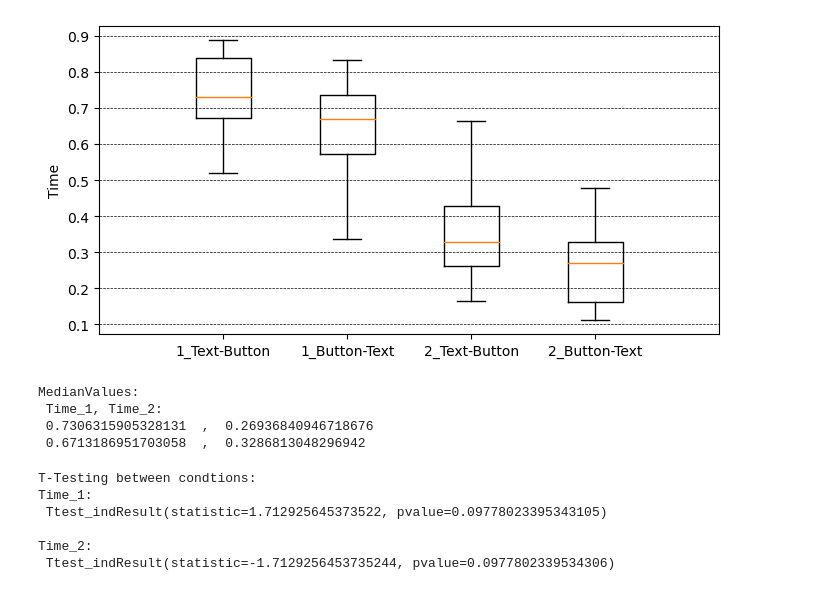
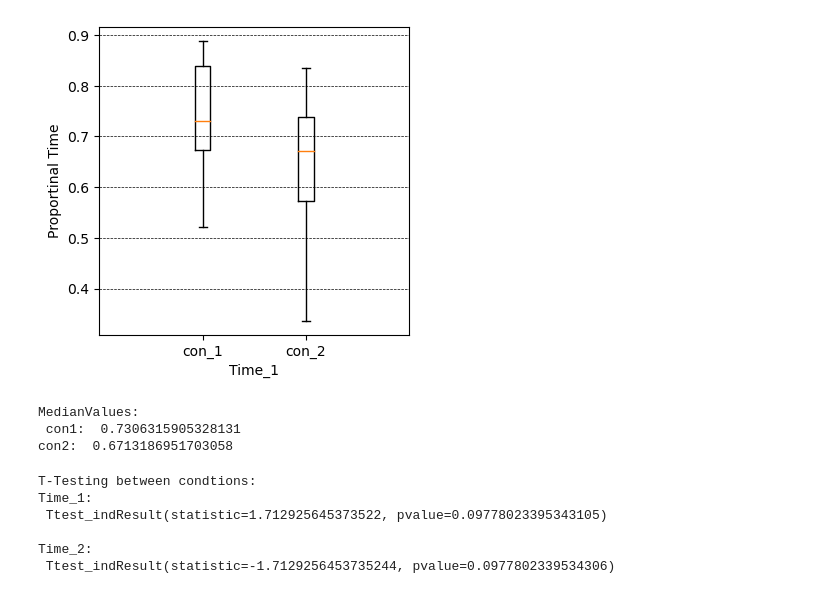
Before and after one commit to hkirsch94/HCI_ActionLine, a Jupyter notebook: HCI_analyse.ipynb, the cells around one changed output. Cells and saved outputs as stored; diff of their text form; code cells hidden in the pictures.

```diff
--- a/HCI_analyse.ipynb
+++ b/HCI_analyse.ipynb
@@ -116,30 +99,30 @@ StdValues:
 # %%
-fig = plt.figure(figsize = (8,4)) # Create matplotlib figure
+fig = plt.figure(figsize = (4,4)) # Create matplotlib figure
 ax1 = fig.add_subplot(111) # Create matplotlib axes
 
 width = 0.3
 
-data = [con1['Time_1'],con2['Time_1'],con2['Time_2'],con1['Time_2']]
-labels = ["1_Text-Button","1_Button-Text","2_Text-Button","2_Button-Text"]
+data = [con1['Time_1'],con2['Time_1']]
+labels = ["con_1","con_2"]
 
 ax1.boxplot(data, labels = labels)
 
 ax1.yaxis.grid(True,color='black', linestyle='--', linewidth=0.5)
 
-ax1.set_ylabel('Time')
+ax1.set_ylabel('Proportinal Time')
+ax1.set_xlabel("Time_1")
 
-ax1.set_xlim(0,5)
+ax1.set_xlim(0,3)
 
 plt.savefig('fig/boxplot_normalized.png')
 plt.show()
 
-print("MedianValues:\n","Time_1, Time_2:\n",con1.median()['Time_1']," , ",con1.median()['Time_2'],"\n",con2.median()['Time_1']," , ",con2.median()['Time_2'])
+print("MedianValues:\n","con1: ",con1.median()['Time_1'],"\ncon2: ",con2.median()['Time_1'])
 # %% [output]
-[figure, old version]
+[figure, new version]
 MedianValues:
- Time_1, Time_2:
- 0.7306315905328131  ,  0.26936840946718676
- 0.6713186951703058  ,  0.3286813048296942
+ con1:  0.7306315905328131
+con2:  0.6713186951703058
 # %%
 t_1 = ttest_ind(con1['Time_1'],con2['Time_1'])
 t_2 = ttest_ind(con1['Time_2'],con2['Time_2'])
```
Also changed, not shown: parts of 9 cells of this notebook, 5 other files.
